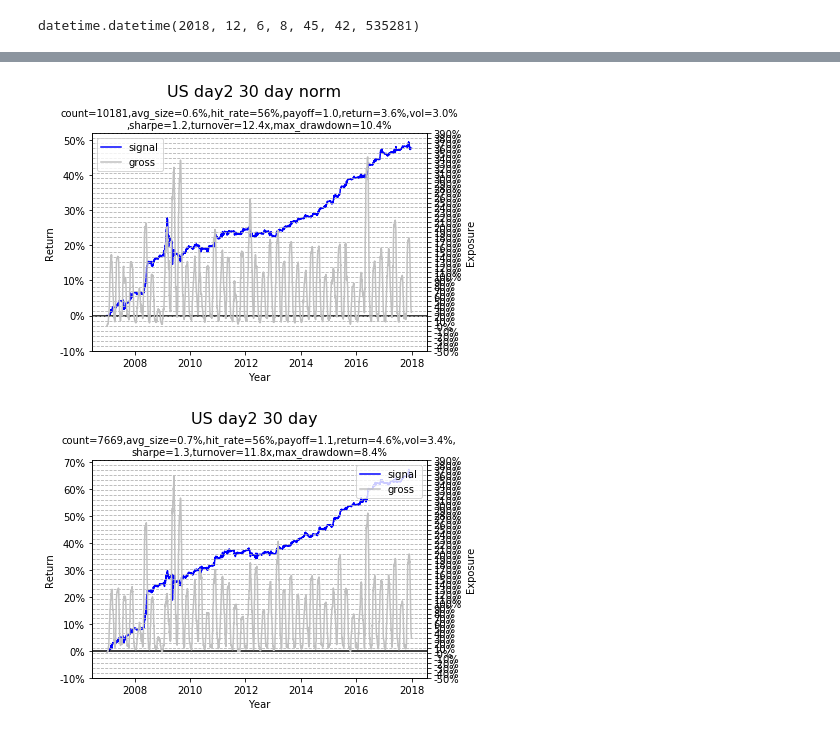
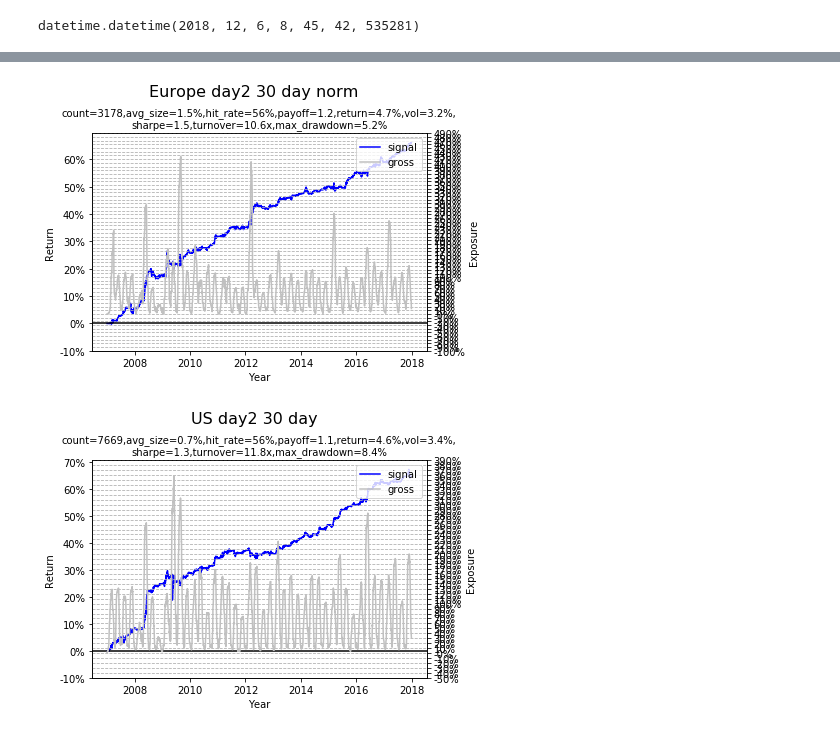
Before and after one commit to zliyclh/post_result, a Jupyter notebook: Signal 1 new version.ipynb, the cells around one changed output, grey strips where cells are left out. Cells and saved outputs as stored; diff of their text form; code cells hidden in the pictures.

```diff
--- a/Signal 1 new version.ipynb
+++ b/Signal 1 new version.ipynb
@@ -609,0 +662,9 @@ datetime.datetime(2018, 12, 6, 8, 45, 42, 535281)
+# %%
+Europe_day2_30d_norm=signal(fundamental_df=Europe,
+                   price_df=Europe_price,
+                   EAR_period=2,
+                   long_criteria=((1,1000),(0.02,1000),(1,1000),None),
+                   short_criteria=((-1000,-2),(-1000,-0.02),(-1000,-1),(5000,10000000)),
+                   holding=30,
+                   start=pd.Timestamp(2007,1,1),
+                   end=pd.Timestamp(2017,12,31))
@@ -610,3 +691,7 @@ datetime.datetime(2018, 12, 6, 8, 45, 42, 535281)
+# %%
+Europe_day2_30d_norm.plot_account("Europe day2 30 day norm")
+# %% [output]
+[figure, added]
 # %%
 US_day2_30d=signal(fundamental_df=US,
                    price_df=US_price,
@@ -646,7 +712,3 @@ _long_norm,_short_norm,_alpha_norm,_portfolio_norm=US_day2_30d_norm.signal_accou
-# %%
-US_day2_30d_norm.plot_account("US day2 30 day norm")
-# %% [output]
-[figure, removed]
 # %%
 US_day2_30d.plot_account("US day2 30 day")
 # %% [output]
```
Also changed, not shown: parts of 26 cells of this notebook, 5 other files.
